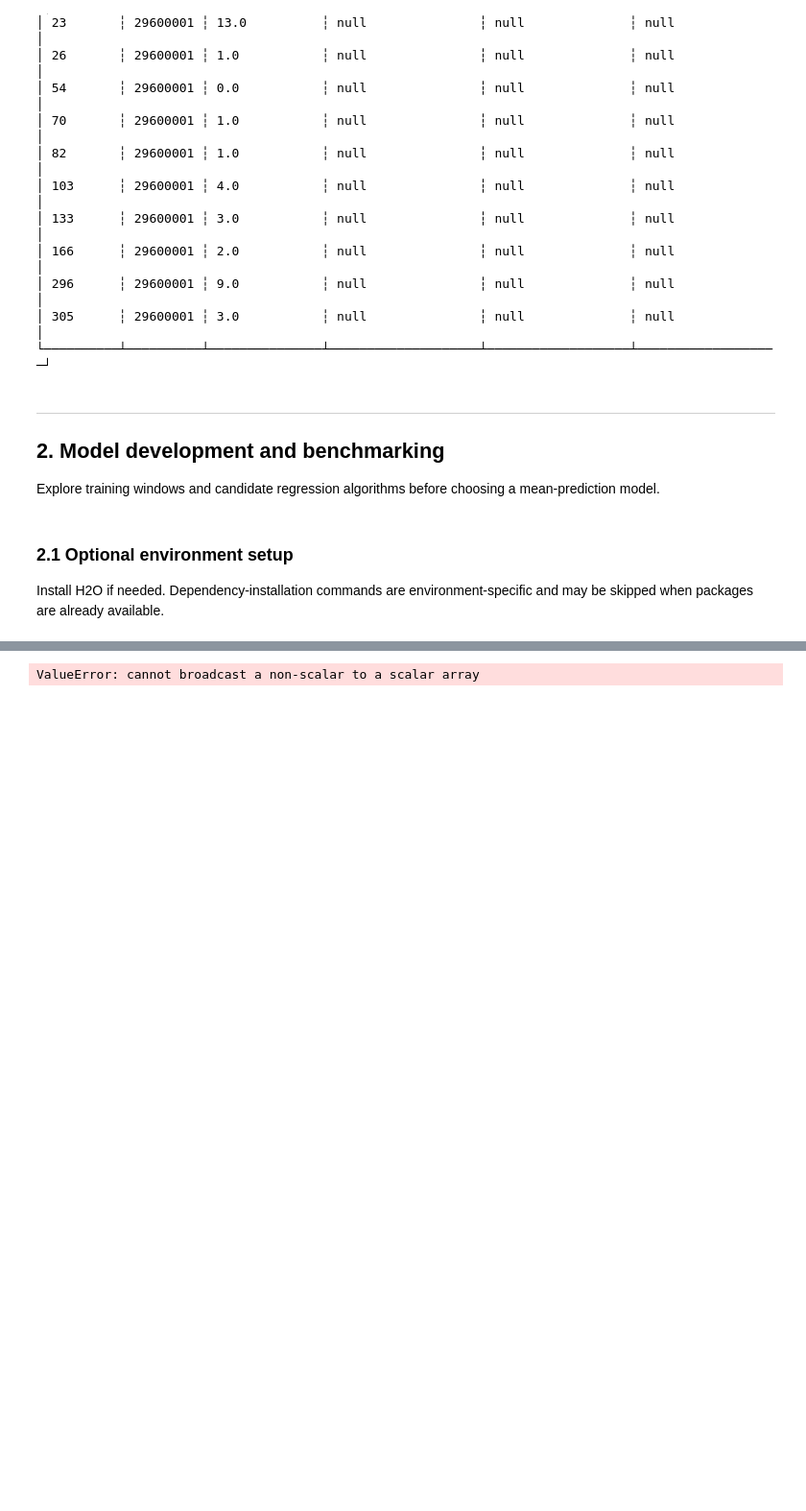
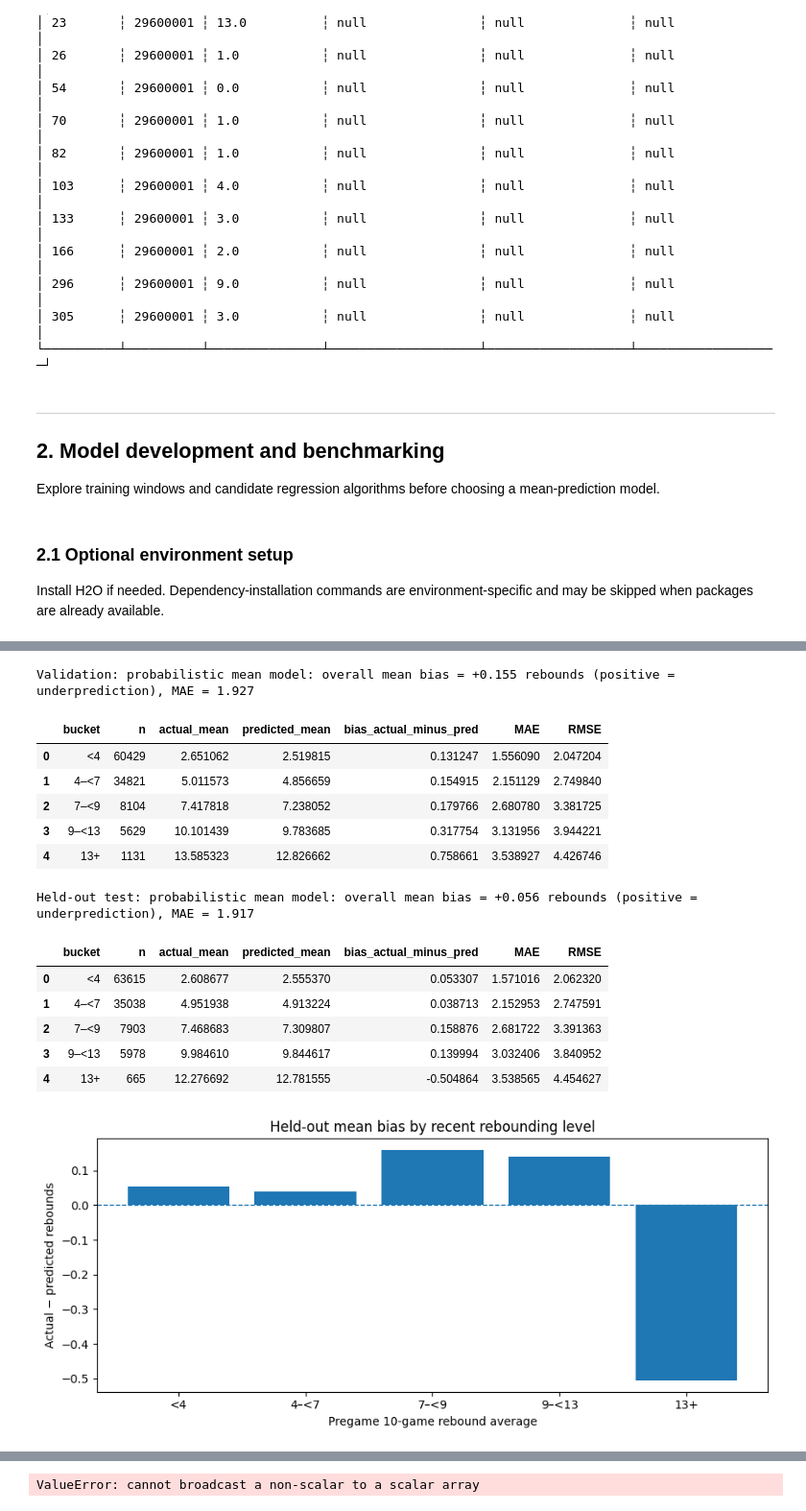
Before and after one commit to psar0006/NBA_Models, a Jupyter notebook: NBA_Rbds_Model_V1.ipynb, the cells around one changed output, grey strips where cells are left out. Shown at 96% size. Saved outputs shown, nothing was run; the diff lists cells and outputs as text; code cells hidden in the pictures; blank space fills up the shorter version.

```diff
--- a/NBA_Rbds_Model_V1.ipynb
+++ b/NBA_Rbds_Model_V1.ipynb
@@ -1598,0 +1599,66 @@ Global alpha: 0.1317015509570487
+# %%
+# ============================================================
+# 10.1 MEAN RESIDUALS BY PREGAME REBOUND AVERAGE
+# ============================================================
+import matplotlib.pyplot as plt
+
+REB_BUCKET_EDGES = [-np.inf, 4, 7, 9, 13, np.inf]
+REB_BUCKET_LABELS = ["<4", "4–<7", "7–<9", "9–<13", "13+"]
+
+def mean_bias_diagnostics(features, actual, predicted, *, label):
+    actual = np.asarray(actual, dtype=float)
+    predicted = np.asarray(predicted, dtype=float)
+    if len(features) != len(actual) or len(actual) != len(predicted):
+        raise ValueError("Prediction and feature row counts differ")
+    out = pd.DataFrame({
+        "actual": actual,
+        "predicted": predicted,
+        "recent_10": pd.to_numeric(features["reboundsTotal_avg10"], errors="coerce").to_numpy(),
+    })
+    out["residual"] = out["actual"] - out["predicted"]
+    out["bucket"] = pd.cut(out["recent_10"], bins=REB_BUCKET_EDGES,
+                           labels=REB_BUCKET_LABELS, right=False)
+    grouped = (out.groupby("bucket", observed=False)
+                 .agg(n=("residual", "size"),
+                      actual_mean=("actual", "mean"),
+                      predicted_mean=("predicted", "mean"),
+                      bias_actual_minus_pred=("residual", "mean"),
+                      MAE=("residual", lambda x: x.abs().mean()),
+                      RMSE=("residual", lambda x: np.sqrt(np.mean(np.square(x)))))
+                 .reset_index())
+    print(f"{label}: overall mean bias = {out.residual.mean():+.3f} rebounds "
+          f"(positive = underprediction), MAE = {out.residual.abs().mean():.3f}")
+    display(grouped)
+    return out, grouped
+
+# Validation predictions were generated by the training-only model.
+val_mean_bias, val_bias_buckets = mean_bias_diagnostics(
+    X_val, y_val, val_mu, label="Validation: probabilistic mean model")
+# Final mean model was refitted on train+validation and evaluated on untouched test.
+test_mean_bias, test_bias_buckets = mean_bias_diagnostics(
+    X_test, y_test, test_mu, label="Held-out test: probabilistic mean model")
+
+fig, ax = plt.subplots(figsize=(9, 4))
+ax.axhline(0, linewidth=1, linestyle="--")
+ax.bar(test_bias_buckets["bucket"].astype(str),
+       test_bias_buckets["bias_actual_minus_pred"])
+ax.set(xlabel="Pregame 10-game rebound average", ylabel="Actual − predicted rebounds",
+       title="Held-out mean bias by recent rebounding level")
+plt.tight_layout()
+plt.show()
+# %% [output]
+Validation: probabilistic mean model: overall mean bias = +0.155 rebounds (positive = underprediction), MAE = 1.927
+|  | bucket | n | actual_mean | predicted_mean | bias_actual_minus_pred | MAE | RMSE |
+| 0 | <4 | 60429 | 2.651062 | 2.519815 | 0.131247 | 1.556090 | 2.047204 |
+| 1 | 4–<7 | 34821 | 5.011573 | 4.856659 | 0.154915 | 2.151129 | 2.749840 |
+| 2 | 7–<9 | 8104 | 7.417818 | 7.238052 | 0.179766 | 2.680780 | 3.381725 |
+| 3 | 9–<13 | 5629 | 10.101439 | 9.783685 | 0.317754 | 3.131956 | 3.944221 |
+| 4 | 13+ | 1131 | 13.585323 | 12.826662 | 0.758661 | 3.538927 | 4.426746 |
+Held-out test: probabilistic mean model: overall mean bias = +0.056 rebounds (positive = underprediction), MAE = 1.917
+|  | bucket | n | actual_mean | predicted_mean | bias_actual_minus_pred | MAE | RMSE |
+| 0 | <4 | 63615 | 2.608677 | 2.555370 | 0.053307 | 1.571016 | 2.062320 |
+| 1 | 4–<7 | 35038 | 4.951938 | 4.913224 | 0.038713 | 2.152953 | 2.747591 |
+| 2 | 7–<9 | 7903 | 7.468683 | 7.309807 | 0.158876 | 2.681722 | 3.391363 |
+| 3 | 9–<13 | 5978 | 9.984610 | 9.844617 | 0.139994 | 3.032406 | 3.840952 |
+| 4 | 13+ | 665 | 12.276692 | 12.781555 | -0.504864 | 3.538565 | 4.454627 |
+[figure, added]
```
Also changed, not shown: parts of 26 cells of this notebook.
